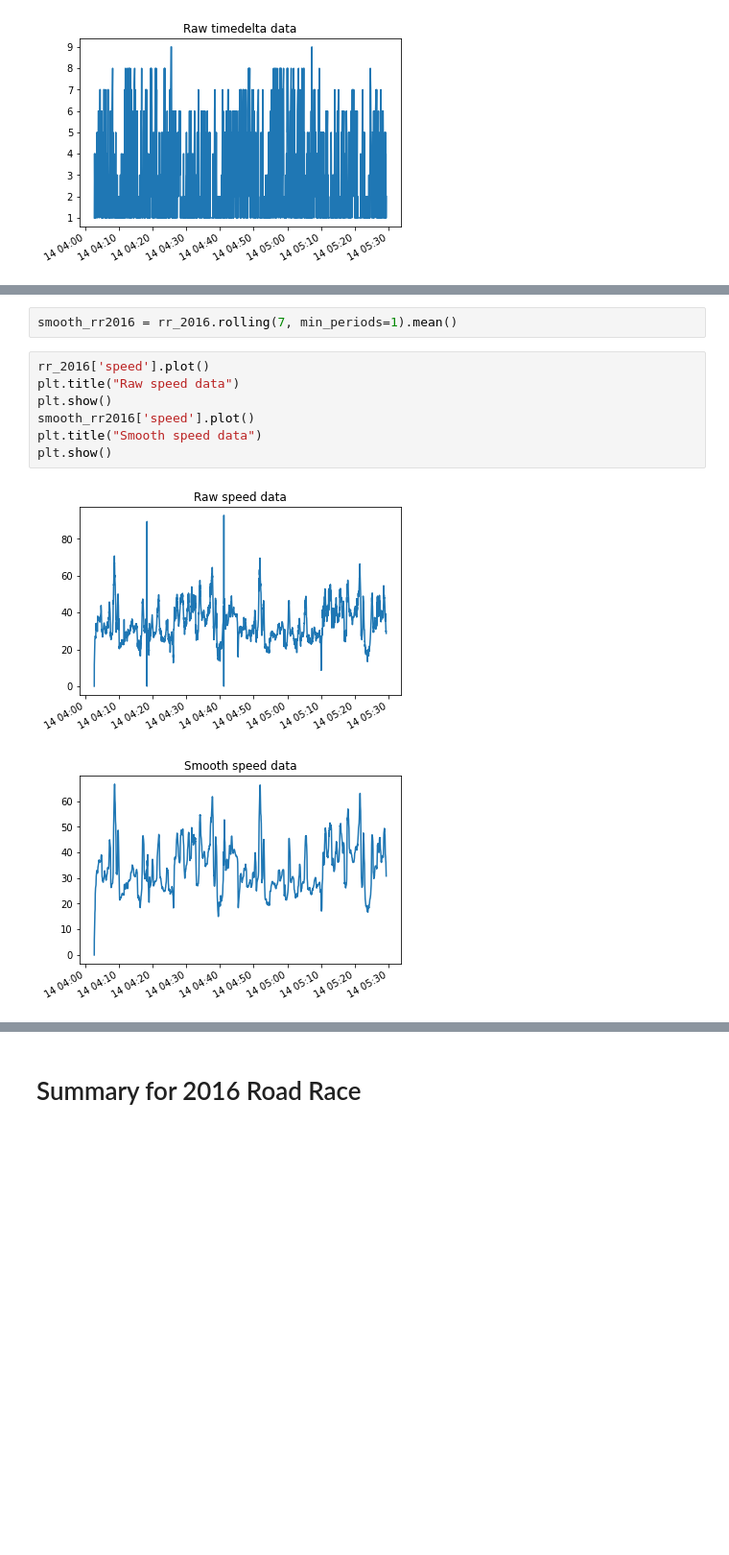
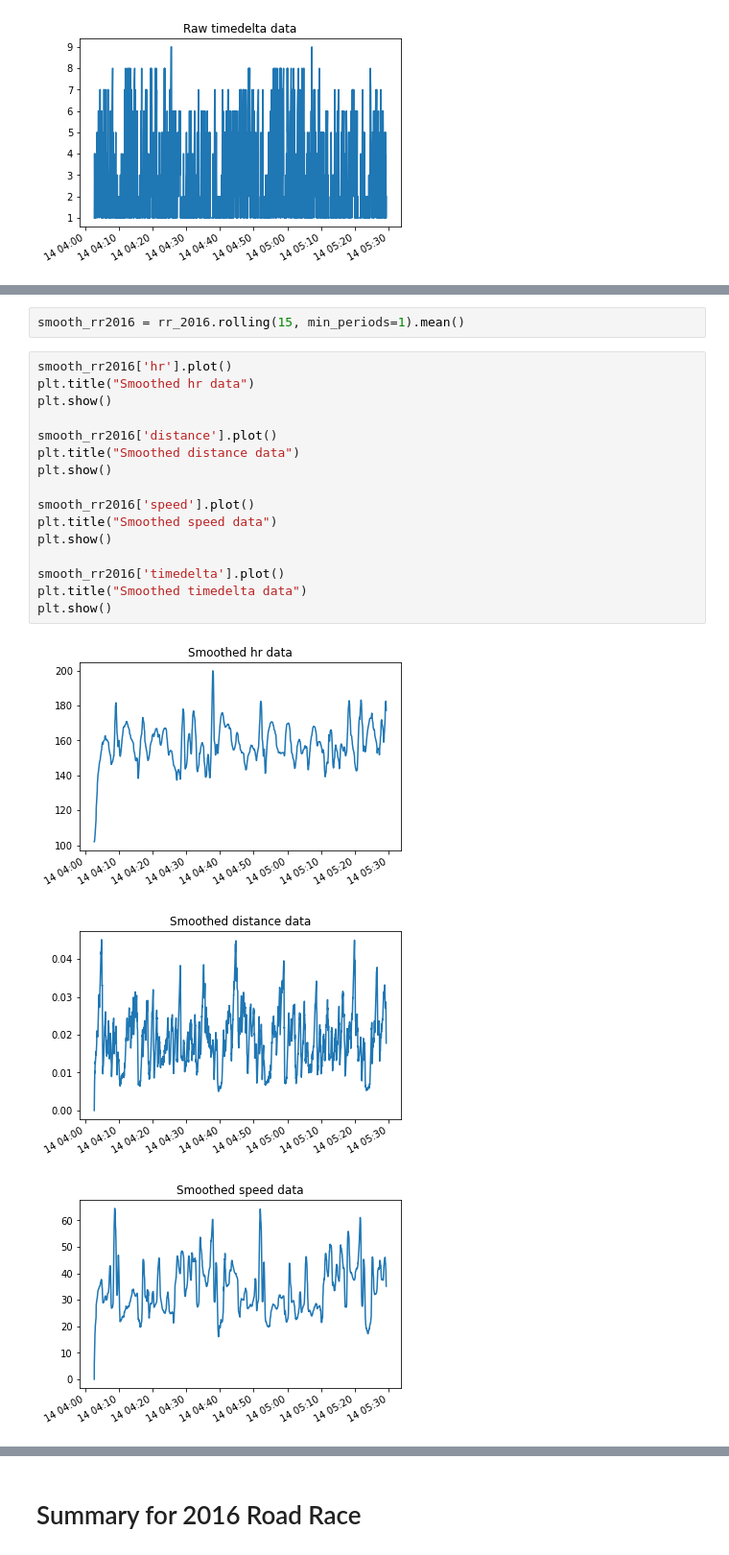
Before and after one commit to MQCOMP2200-S2-2021/data-science-portfolio-MQ-NickW, a Jupyter notebook: Portfolio 1.ipynb, the cells around one changed output, grey strips where cells are left out. Shown: that part at 96% size. Drawn from its saved outputs; the diff is of its cells as text; blank space fills up the shorter version.

```diff
--- a/Portfolio 1.ipynb
+++ b/Portfolio 1.ipynb
@@ -112,12 +116,22 @@ speed_outliers_RR2016
 # %%
-smooth_rr2016 = rr_2016.rolling(7, min_periods=1).mean()
+smooth_rr2016 = rr_2016.rolling(15, min_periods=1).mean()
 # %%
-rr_2016['speed'].plot()
-plt.title("Raw speed data")
+smooth_rr2016['hr'].plot()
+plt.title("Smoothed hr data")
 plt.show()
+
+smooth_rr2016['distance'].plot()
+plt.title("Smoothed distance data")
+plt.show()
+
 smooth_rr2016['speed'].plot()
-plt.title("Smooth speed data")
+plt.title("Smoothed speed data")
 plt.show()
+
+smooth_rr2016['timedelta'].plot()
+plt.title("Smoothed timedelta data")
+plt.show()
 # %% [output]
-[figure, old version]
+[figure, new version]
-[figure, old version]
+[figure, new version]
+[figure, added]
```
Also changed, not shown: parts of 20 cells of this notebook.
